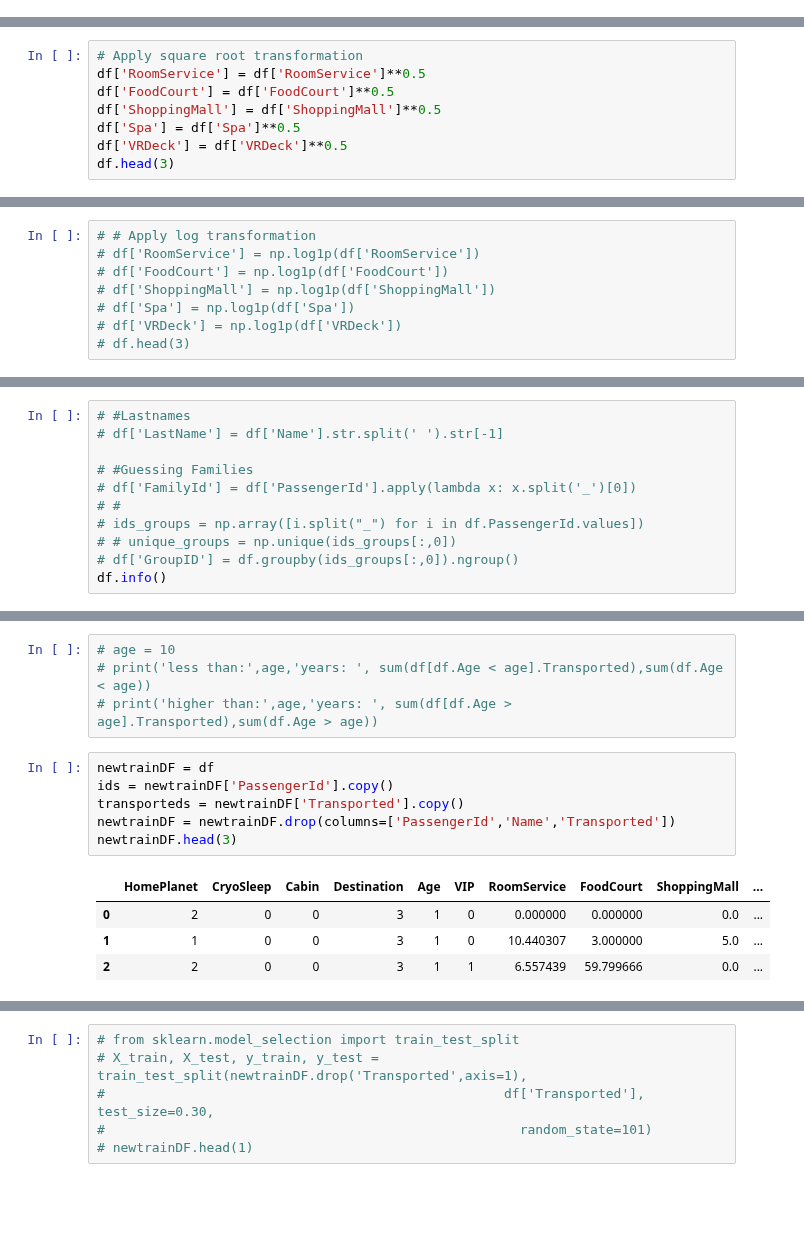
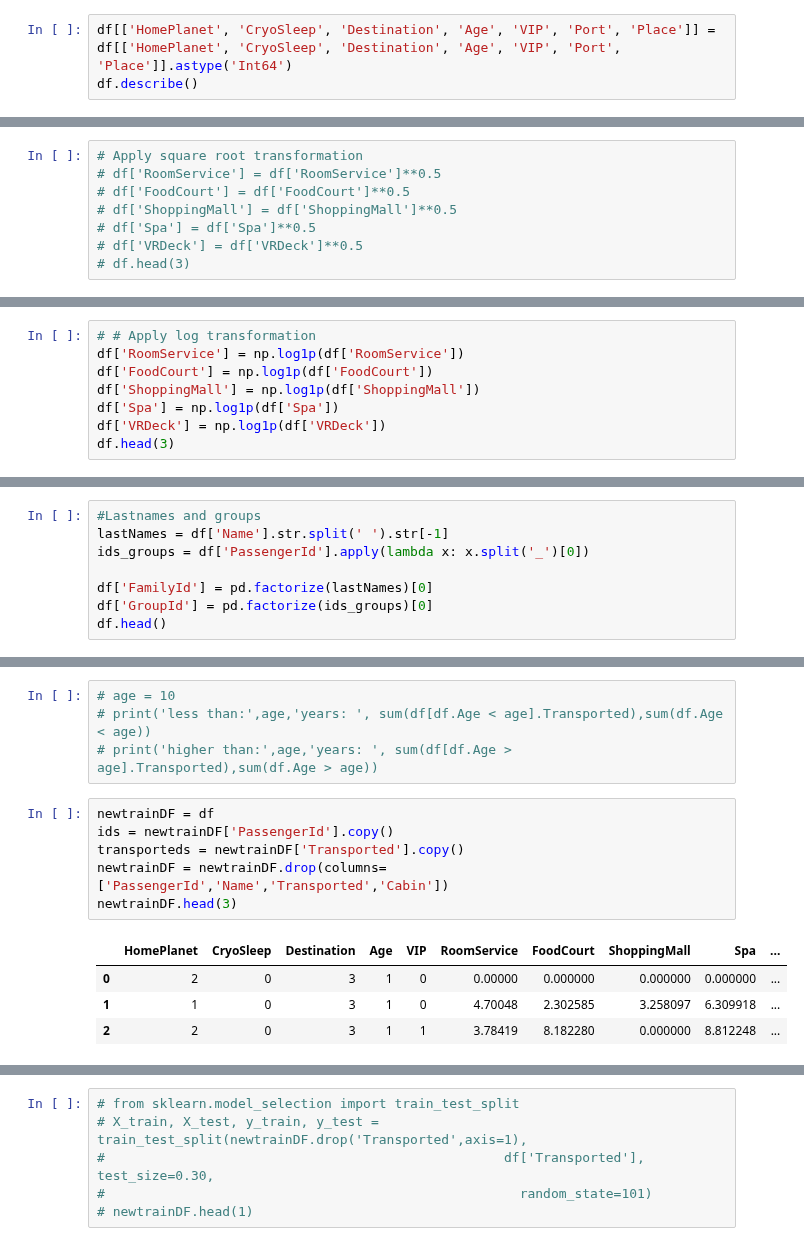
Before and after one commit to Sadeqsoli/SpaceTitanicSurvivors, a Jupyter notebook: spacetitanicsurvivors.ipynb, the cells around one changed output, grey strips where cells are left out. Drawn from its saved outputs; the diff is of its cells as text; blank space fills up the shorter version.

```diff
--- a/spacetitanicsurvivors.ipynb
+++ b/spacetitanicsurvivors.ipynb
@@ -134,0 +155,3 @@ memory usage: 967.9+ KB
+# %%
+df[['HomePlanet', 'CryoSleep', 'Destination', 'Age', 'VIP', 'Port', 'Place']] = df[['HomePlanet', 'CryoSleep', 'Destination', 'Age', 'VIP', 'Port', 'Place']].astype('Int64')
+df.describe()
@@ -137,9 +170,9 @@ memory usage: 967.9+ KB
 # dfBackup.head(3)
 # %%
 # Apply square root transformation
-df['RoomService'] = df['RoomService']**0.5
-df['FoodCourt'] = df['FoodCourt']**0.5
-df['ShoppingMall'] = df['ShoppingMall']**0.5
-df['Spa'] = df['Spa']**0.5
-df['VRDeck'] = df['VRDeck']**0.5
-df.head(3)
+# df['RoomService'] = df['RoomService']**0.5
+# df['FoodCourt'] = df['FoodCourt']**0.5
+# df['ShoppingMall'] = df['ShoppingMall']**0.5
+# df['Spa'] = df['Spa']**0.5
+# df['VRDeck'] = df['VRDeck']**0.5
+# df.head(3)
@@ -151,8 +179,8 @@ df.head(3)
 # %%
 # # Apply log transformation
-# df['RoomService'] = np.log1p(df['RoomService'])
-# df['FoodCourt'] = np.log1p(df['FoodCourt'])
-# df['ShoppingMall'] = np.log1p(df['ShoppingMall'])
-# df['Spa'] = np.log1p(df['Spa'])
-# df['VRDeck'] = np.log1p(df['VRDeck'])
-# df.head(3)
+df['RoomService'] = np.log1p(df['RoomService'])
+df['FoodCourt'] = np.log1p(df['FoodCourt'])
+df['ShoppingMall'] = np.log1p(df['ShoppingMall'])
+df['Spa'] = np.log1p(df['Spa'])
+df['VRDeck'] = np.log1p(df['VRDeck'])
+df.head(3)
@@ -242,14 +248,11 @@ df.head(3)
 #     for j in range(len(passeng)):
 #         group_status["_".join(passeng[j])]=int(len(passeng)>1)
 # %%
-# #Lastnames
-# df['LastName'] = df['Name'].str.split(' ').str[-1]
+#Lastnames and groups
+lastNames = df['Name'].str.split(' ').str[-1]
+ids_groups = df['PassengerId'].apply(lambda x: x.split('_')[0])
 
-# #Guessing Families
-# df['FamilyId'] = df['PassengerId'].apply(lambda x: x.split('_')[0])
-# #
-# ids_groups = np.array([i.split("_") for i in df.PassengerId.values])
-# # unique_groups = np.unique(ids_groups[:,0])
-# df['GroupID'] = df.groupby(ids_groups[:,0]).ngroup()
-df.info()
+df['FamilyId'] = pd.factorize(lastNames)[0]
+df['GroupId'] = pd.factorize(ids_groups)[0]
+df.head()
 # %% [output]
@@ -284,14 +276,14 @@ memory usage: 1.1+ MB
 # %%
 newtrainDF = df
 ids = newtrainDF['PassengerId'].copy()
 transporteds = newtrainDF['Transported'].copy()
-newtrainDF = newtrainDF.drop(columns=['PassengerId','Name','Transported'])
+newtrainDF = newtrainDF.drop(columns=['PassengerId','Name','Transported','Cabin'])
 newtrainDF.head(3)
 # %% [output]
-|  | HomePlanet | CryoSleep | Cabin | Destination | Age | VIP | RoomService | FoodCourt | ShoppingMall | ... |
-| 0 | 2 | 0 | 0 | 3 | 1 | 0 | 0.000000 | 0.000000 | 0.0 | ... |
-| 1 | 1 | 0 | 0 | 3 | 1 | 0 | 10.440307 | 3.000000 | 5.0 | ... |
-| 2 | 2 | 0 | 0 | 3 | 1 | 1 | 6.557439 | 59.799666 | 0.0 | ... |
+|  | HomePlanet | CryoSleep | Destination | Age | VIP | RoomService | FoodCourt | ShoppingMall | Spa | ... |
+| 0 | 2 | 0 | 3 | 1 | 0 | 0.00000 | 0.000000 | 0.000000 | 0.000000 | ... |
+| 1 | 1 | 0 | 3 | 1 | 0 | 4.70048 | 2.302585 | 3.258097 | 6.309918 | ... |
+| 2 | 2 | 0 | 3 | 1 | 1 | 3.78419 | 8.182280 | 0.000000 | 8.812248 | ... |
 # %%
 newtrainDF.info()
 # %% [output]
```
Also changed, not shown: parts of 23 cells of this notebook.
